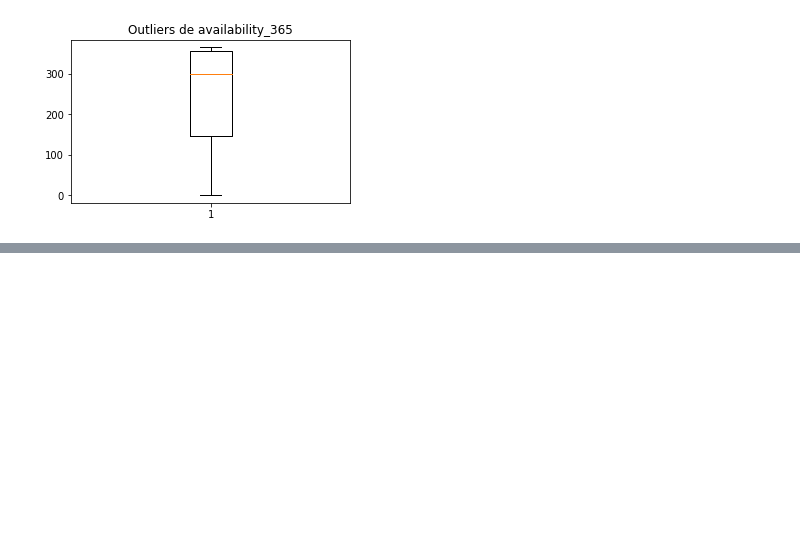
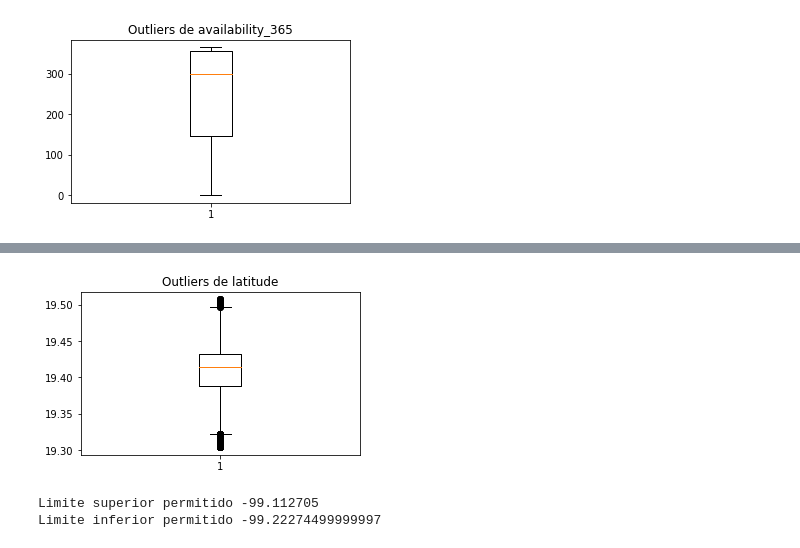
Before and after one commit to Gerardoaaburto/Airbnb-Etapa-1, a Jupyter notebook: Etapa1.ipynb, the cells around one changed output, grey strips where cells are left out. Cells and saved outputs as stored; diff of their text form; code cells hidden in the pictures; blank space fills up the shorter version.

```diff
--- a/Etapa1.ipynb
+++ b/Etapa1.ipynb
@@ -520,0 +684,12 @@ plt.show() #dibujamos el diagrama
+# %%
+#Método aplicando Cuartiles. Encuentro cuartiles 0.25 La 0.75
+La=data["latitude"]
+
+percentile25=La.quantile(0.25) #Q1
+percentile75=La.quantile(0.75) #Q3
+iqr= percentile75 - percentile25
+
+Limite_Superior_iqr= percentile75 + 1.5*iqr
+Limite_Inferior_iqr= percentile25 - 1.5*iqr
+print("Limite superior permitido", Limite_Superior_iqr)
+print("Limite inferior permitido", Limite_Inferior_iqr)
@@ -520,0 +717,4 @@ plt.show() #dibujamos el diagrama
+# %%
+#Obtenemos datos limpios
+data_clean_iqr= data[(La<=Limite_Superior_iqr)&(La>=Limite_Inferior_iqr)]
+data_clean_iqr
@@ -520,0 +735,23 @@ plt.show() #dibujamos el diagrama
+# %%
+#Realizamos diagrama de caja o bigote
+fig = plt.figure(figsize =(5, 3))
+plt.boxplot(data_clean_iqr["latitude"])
+plt.title("Outliers de latitude")
+plt.show() #dibujamos el diagrama
+# %% [output]
+[figure, added]
+# %%
+#Método aplicando Cuartiles. Encuentro cuartiles 0.25 La 0.75
+Lo=data["longitude"]
+
+percentile25=Lo.quantile(0.25) #Q1
+percentile75=Lo.quantile(0.75) #Q3
+iqr= percentile75 - percentile25
+
+Limite_Superior_iqr= percentile75 + 1.5*iqr
+Limite_Inferior_iqr= percentile25 - 1.5*iqr
+print("Limite superior permitido", Limite_Superior_iqr)
+print("Limite inferior permitido", Limite_Inferior_iqr)
+# %% [output]
+Limite superior permitido -99.112705
+Limite inferior permitido -99.22274499999997
```
Also changed, not shown: parts of 49 cells of this notebook.
